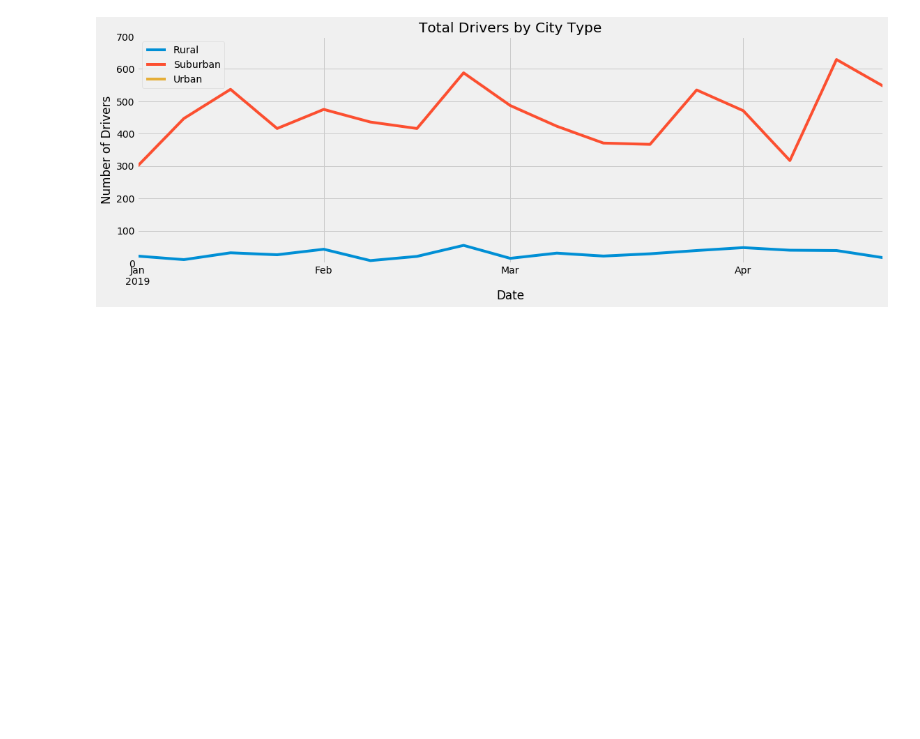
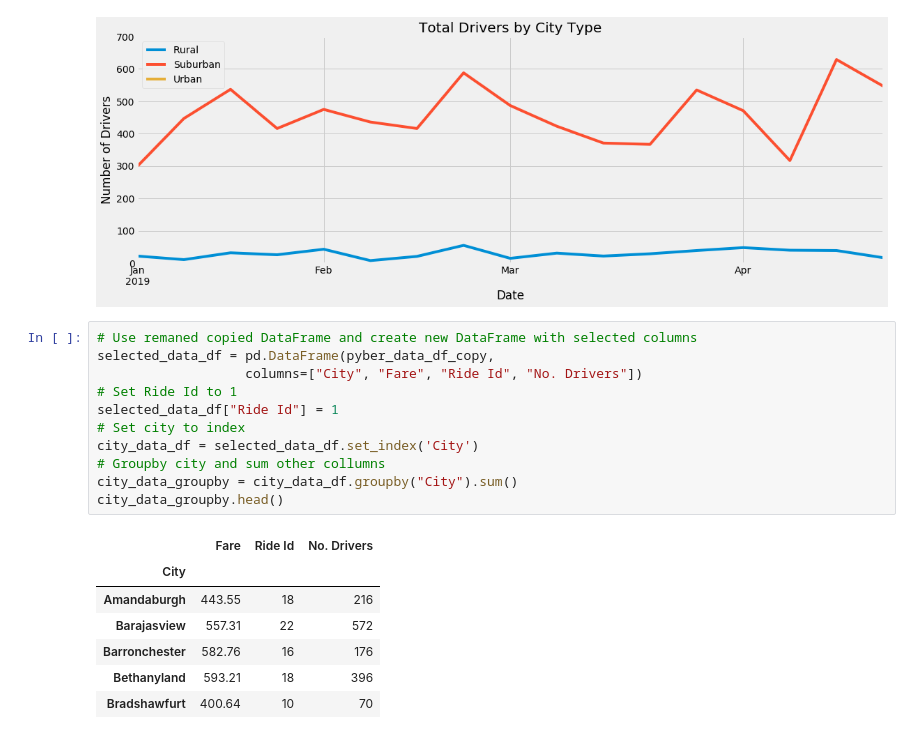
Before and after one commit to ejlaflure/PyBer_Analysis, a Jupyter notebook: PyBer_Challenge.ipynb, the cells around one changed output. Cells and saved outputs as stored; diff of their text form; blank space fills up the shorter version.

```diff
--- a/PyBer_Challenge.ipynb
+++ b/PyBer_Challenge.ipynb
@@ -1251,3 +1251,22 @@ plt.savefig("analysis/Fig11.png")
 plt.show()
 # %% [output]
 [figure]
+# %%
+# Use remaned copied DataFrame and create new DataFrame with selected columns
+selected_data_df = pd.DataFrame(pyber_data_df_copy,
+                   columns=["City", "Fare", "Ride Id", "No. Drivers"])
+# Set Ride Id to 1
+selected_data_df["Ride Id"] = 1
+# Set city to index
+city_data_df = selected_data_df.set_index('City')
+# Groupby city and sum other collumns
+city_data_groupby = city_data_df.groupby("City").sum()
+city_data_groupby.head()
+# %% [output]
+|  | Fare | Ride Id | No. Drivers |
+| City |  |  |  |
+| Amandaburgh | 443.55 | 18 | 216 |
+| Barajasview | 557.31 | 22 | 572 |
+| Barronchester | 582.76 | 16 | 176 |
+| Bethanyland | 593.21 | 18 | 396 |
+| Bradshawfurt | 400.64 | 10 | 70 |
```
Also changed, not shown: parts of 1 cell of this notebook, 2 other files.
